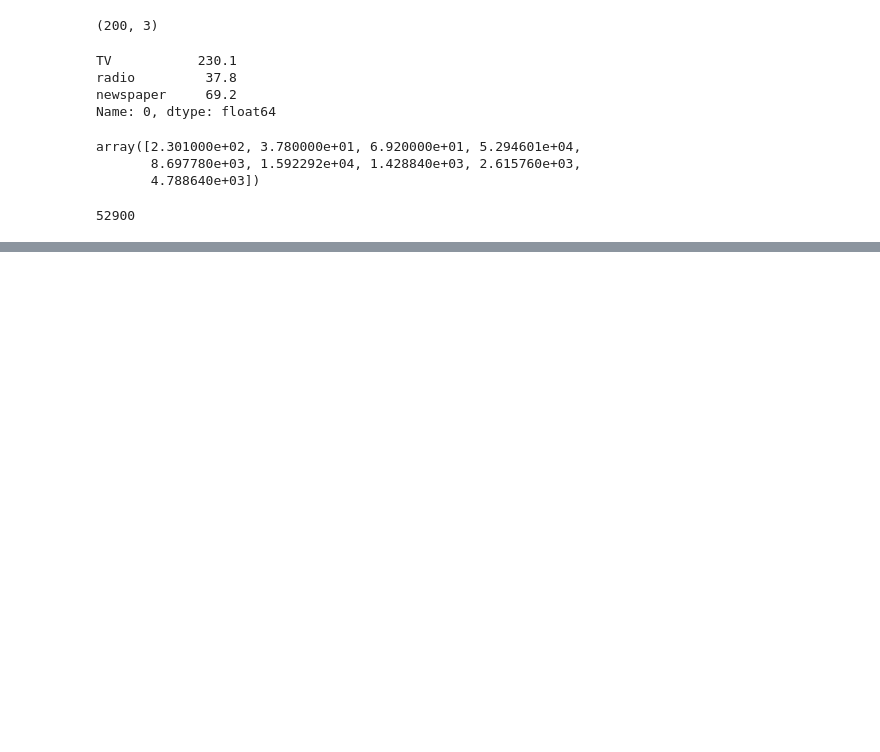
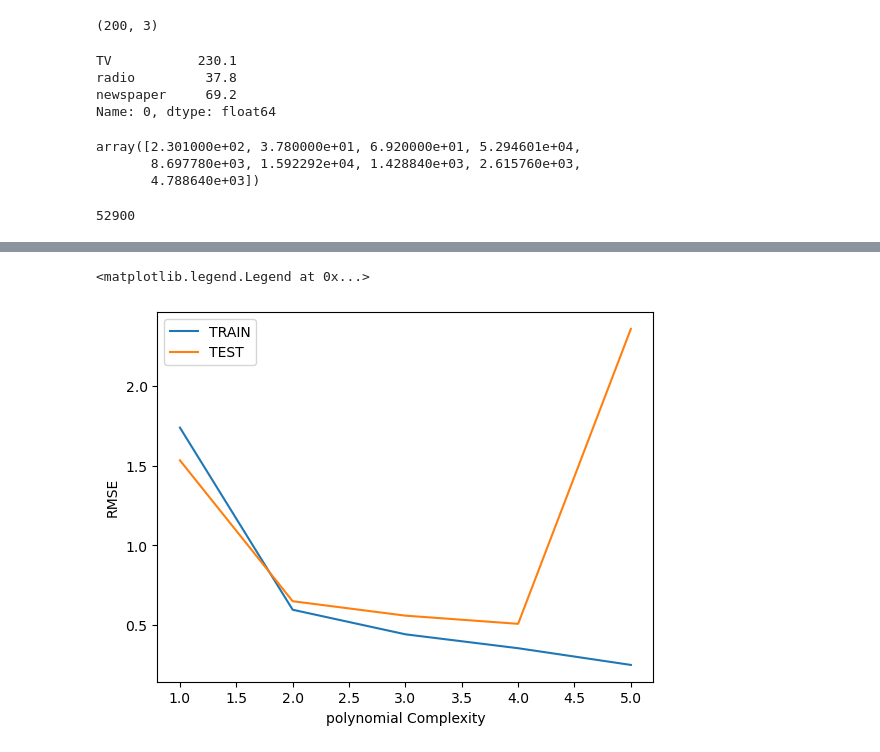
Before and after one commit to pamuba/PythonDE, a Jupyter notebook: InteractionPolyReg.ipynb, the cells around one changed output, grey strips where cells are left out. Drawn from its saved outputs; the diff is of its cells as text; code cells hidden in the pictures; blank space fills up the shorter version.

```diff
--- a/InteractionPolyReg.ipynb
+++ b/InteractionPolyReg.ipynb
@@ -50,0 +53,2 @@ array([2.301000e+02, 3.780000e+01, 6.920000e+01, 5.294601e+04,
+# %%
+ X_train, X_test, y_train, y_test = train_test_split(poly_features, y, test_size=0.33, random_state=101)
@@ -50,0 +57,4 @@ array([2.301000e+02, 3.780000e+01, 6.920000e+01, 5.294601e+04,
+# %%
+model = LinearRegression()
+# %%
+model.fit(X_train, y_train)
@@ -50,0 +85,33 @@ array([2.301000e+02, 3.780000e+01, 6.920000e+01, 5.294601e+04,
+# %%
+# TRAINING ERROR PER DEGREE
+train_rmse_error = []
+#TEST ERROR PER DEGREE
+test_rmase_error = []
+
+for d in range(1,10):
+
+    #CREATE POLY DATA SET FOR DEGREE "d"
+    polynomial_converter = PolynomialFeatures(degree=d, include_bias=False)
+    poly_features = polynomial_converter.fit_transform(X)
+
+    #SPLIT THIS NEW POLY SET
+    X_train, X_test, y_train, y_test = train_test_split(poly_features, y, test_size=0.33, random_state=101)
+
+    #TRAIN ON THIS NEW POLY SET
+    model = model = LinearRegression(fit_intercept=True)
+    model.fit(X_train, y_train)
+
+    #PREDICT ON BOTH TRAIN AND TEST DATA
+    train_pred = model.predict(X_train)
+    test_pred = model.predict(X_test)
+
+    #Calculate the errors
+
+    #ERROR ON THE TRAIN SET
+    TRAIN_rmse = np.sqrt(mean_squared_error(y_train, train_pred))
+
+    #ERROR ON THE TEST SET
+    TEST_rmse = np.sqrt(mean_squared_error(y_test, test_pred))
+
+    train_rmse_error.append(TRAIN_rmse)
+    test_rmase_error.append(TEST_rmse)
@@ -50,0 +142,9 @@ array([2.301000e+02, 3.780000e+01, 6.920000e+01, 5.294601e+04,
+# %%
+plt.plot(range(1,6), train_rmse_error[:5], label='TRAIN')
+plt.plot(range(1,6), test_rmase_error[:5], label='TEST')
+plt.ylabel("RMSE")
+plt.xlabel("polynomial Complexity")
+plt.legend()
+# %% [output]
+<matplotlib.legend.Legend at 0x...>
+[figure, added]
```
Also changed, not shown: parts of 23 cells of this notebook.
